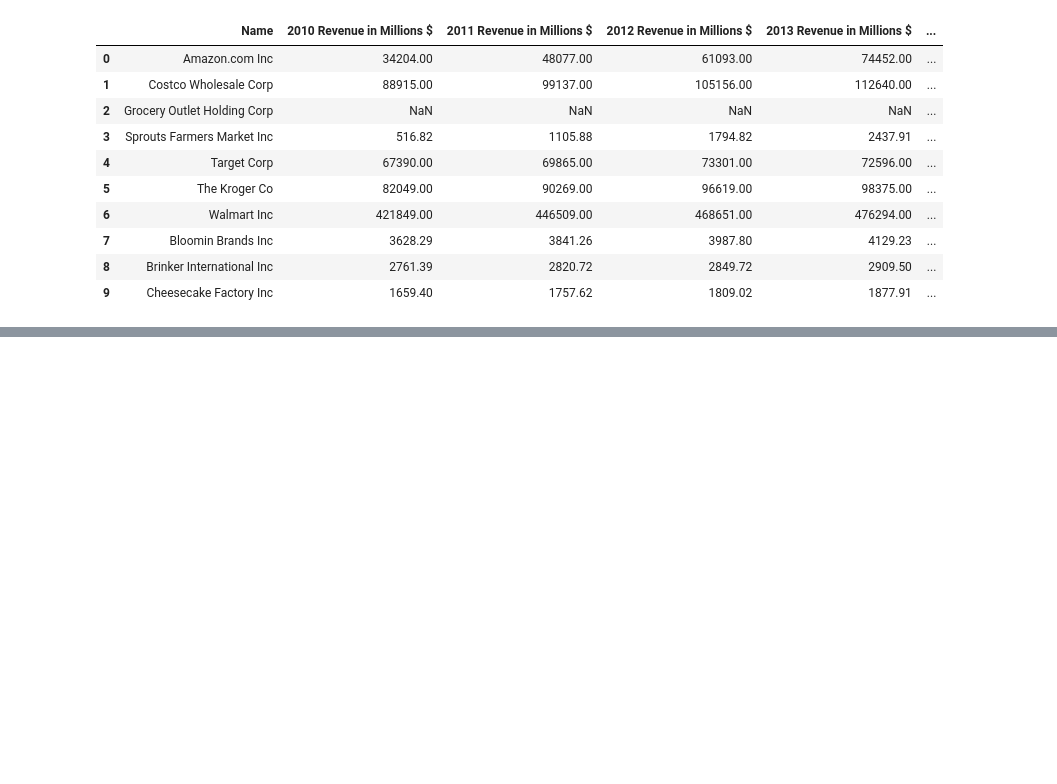
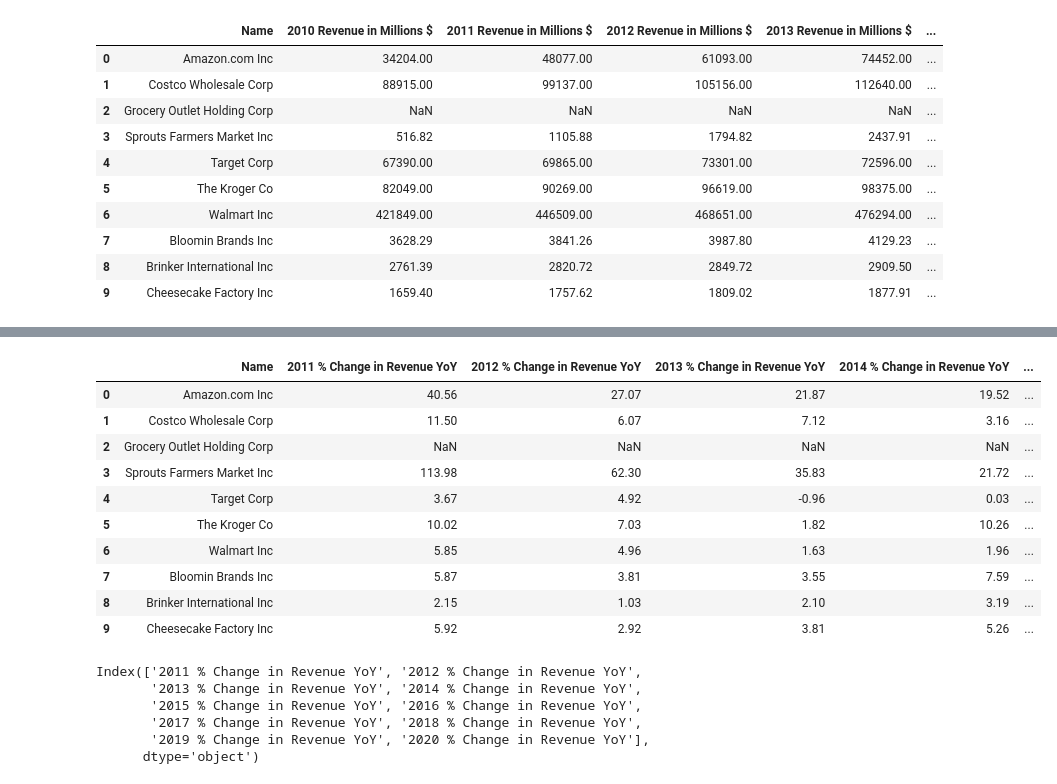
Before and after one commit to emmobley63/Project_1, a Jupyter notebook: grocery_data.ipynb, the cells around one changed output, grey strips where cells are left out. Saved outputs shown, nothing was run; the diff lists cells and outputs as text; code cells hidden in the pictures; blank space fills up the shorter version.

```diff
--- a/grocery_data.ipynb
+++ b/grocery_data.ipynb
@@ -99,0 +95,3 @@ AttributeError: 'DataFrame' object has no attribute 'map'
+# %%
+percent_change_final_df = percent_change_transpose_df.round(2)
+percent_change_final_df
@@ -99,0 +110,3 @@ AttributeError: 'DataFrame' object has no attribute 'map'
+# %%
+percent_change_final_df["Name"]=renamed_grocery_data_df["Name"]
+percent_change_final_df
@@ -99,0 +125,14 @@ AttributeError: 'DataFrame' object has no attribute 'map'
+# %%
+renamed_percent_change_df = percent_change_final_df.rename(columns = {0:"2011 % Change in Revenue YoY",
+                                                                    1: "2012 % Change in Revenue YoY",
+                                                                    2:"2013 % Change in Revenue YoY",
+                                                                    3:"2014 % Change in Revenue YoY",
+                                                                    4:"2015 % Change in Revenue YoY",
+                                                                    5:"2016 % Change in Revenue YoY",
+                                                                    6:"2017 % Change in Revenue YoY",
+                                                                    7:"2018 % Change in Revenue YoY",
+                                                                    8:"2019 % Change in Revenue YoY",
+                                                                    9:"2020 % Change in Revenue YoY"})
+
+
+renamed_percent_change_df
@@ -99,0 +151,38 @@ AttributeError: 'DataFrame' object has no attribute 'map'
+# %%
+renamed_percent_change_final_df = renamed_percent_change_df[["Name",
+                                                            "2011 % Change in Revenue YoY",
+                                                            "2012 % Change in Revenue YoY",
+                                                            "2013 % Change in Revenue YoY",
+                                                            "2014 % Change in Revenue YoY",
+                                                            "2015 % Change in Revenue YoY",
+                                                            "2016 % Change in Revenue YoY",
+                                                            "2017 % Change in Revenue YoY",
+                                                            "2018 % Change in Revenue YoY",
+                                                            "2019 % Change in Revenue YoY",
+                                                            "2020 % Change in Revenue YoY"]]
+
+renamed_percent_change_final_df
+# %% [output]
+|  | Name | 2011 % Change in Revenue YoY | 2012 % Change in Revenue YoY | 2013 % Change in Revenue YoY | 2014 % Change in Revenue YoY | ... |
+| 0 | Amazon.com Inc | 40.56 | 27.07 | 21.87 | 19.52 | ... |
+| 1 | Costco Wholesale Corp | 11.50 | 6.07 | 7.12 | 3.16 | ... |
+| 2 | Grocery Outlet Holding Corp | NaN | NaN | NaN | NaN | ... |
+| 3 | Sprouts Farmers Market Inc | 113.98 | 62.30 | 35.83 | 21.72 | ... |
+| 4 | Target Corp | 3.67 | 4.92 | -0.96 | 0.03 | ... |
+| 5 | The Kroger Co | 10.02 | 7.03 | 1.82 | 10.26 | ... |
+| 6 | Walmart Inc | 5.85 | 4.96 | 1.63 | 1.96 | ... |
+| 7 | Bloomin Brands Inc | 5.87 | 3.81 | 3.55 | 7.59 | ... |
+| 8 | Brinker International Inc | 2.15 | 1.03 | 2.10 | 3.19 | ... |
+| 9 | Cheesecake Factory Inc | 5.92 | 2.92 | 3.81 | 5.26 | ... |
+# %%
+indexed_percent_change_df = renamed_percent_change_final_df.set_index("Name")
+years = indexed_percent_change_df.keys()
+
+print(years)
+# %% [output]
+Index(['2011 % Change in Revenue YoY', '2012 % Change in Revenue YoY',
+       '2013 % Change in Revenue YoY', '2014 % Change in Revenue YoY',
+       '2015 % Change in Revenue YoY', '2016 % Change in Revenue YoY',
+       '2017 % Change in Revenue YoY', '2018 % Change in Revenue YoY',
+       '2019 % Change in Revenue YoY', '2020 % Change in Revenue YoY'],
+      dtype='object')
```
Also changed, not shown: parts of 6 cells of this notebook.
